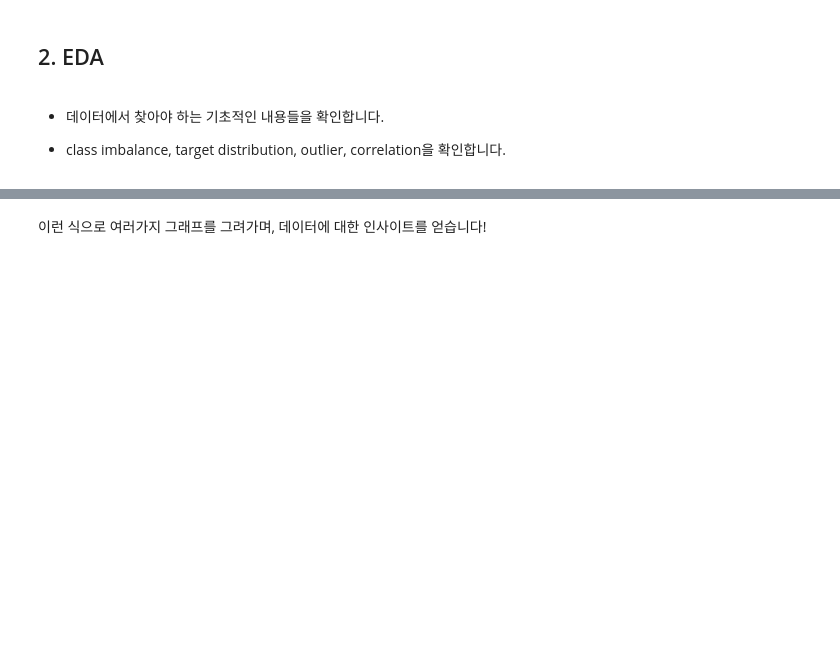
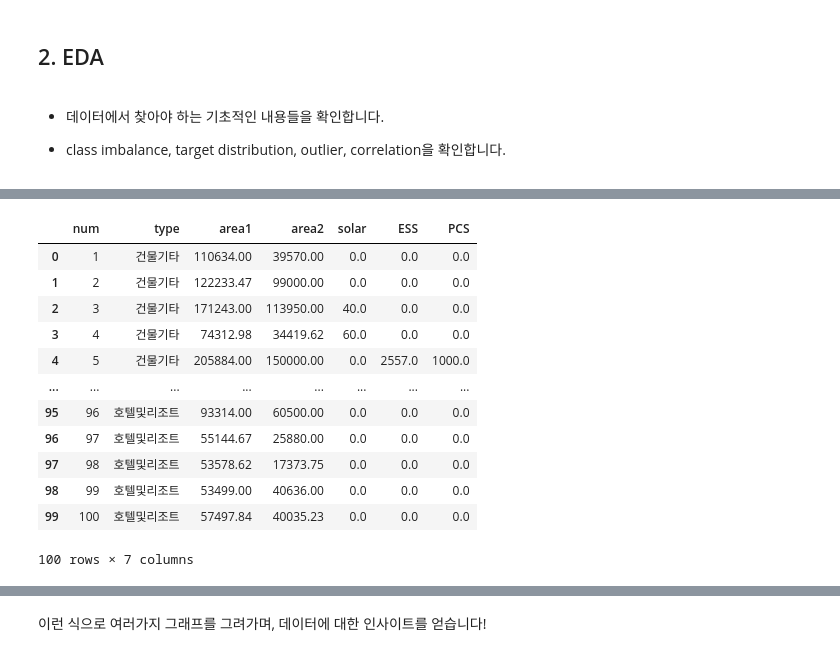
Before and after one commit to eunzzae/Off_Study_ML, a Jupyter notebook: 231006_실습(1)_[ML_Project]_2023_전력사용량_예측_AI_경진대회.ipynb, the cells around one changed output, grey strips where cells are left out. Saved outputs shown, nothing was run; the diff lists cells and outputs as text; code cells hidden in the pictures; blank space fills up the shorter version.

```diff
--- a/231006_실습(1)_[ML_Project]_2023_전력사용량_예측_AI_경진대회.ipynb
+++ b/231006_실습(1)_[ML_Project]_2023_전력사용량_예측_AI_경진대회.ipynb
@@ -86,0 +217,17 @@ test =
+# %%
+building_info.columns = ['num', 'type', 'area1', 'area2', 'solar', 'ESS', 'PCS']
+building_info
+# %% [output]
+|  | num | type | area1 | area2 | solar | ESS | PCS |
+| 0 | 1 | 건물기타 | 110634.00 | 39570.00 | 0.0 | 0.0 | 0.0 |
+| 1 | 2 | 건물기타 | 122233.47 | 99000.00 | 0.0 | 0.0 | 0.0 |
+| 2 | 3 | 건물기타 | 171243.00 | 113950.00 | 40.0 | 0.0 | 0.0 |
+| 3 | 4 | 건물기타 | 74312.98 | 34419.62 | 60.0 | 0.0 | 0.0 |
+| 4 | 5 | 건물기타 | 205884.00 | 150000.00 | 0.0 | 2557.0 | 1000.0 |
+| ... | ... | ... | ... | ... | ... | ... | ... |
+| 95 | 96 | 호텔및리조트 | 93314.00 | 60500.00 | 0.0 | 0.0 | 0.0 |
+| 96 | 97 | 호텔및리조트 | 55144.67 | 25880.00 | 0.0 | 0.0 | 0.0 |
+| 97 | 98 | 호텔및리조트 | 53578.62 | 17373.75 | 0.0 | 0.0 | 0.0 |
+| 98 | 99 | 호텔및리조트 | 53499.00 | 40636.00 | 0.0 | 0.0 | 0.0 |
+| 99 | 100 | 호텔및리조트 | 57497.84 | 40035.23 | 0.0 | 0.0 | 0.0 |
+100 rows × 7 columns
```
Also changed, not shown: parts of 18 cells of this notebook.
